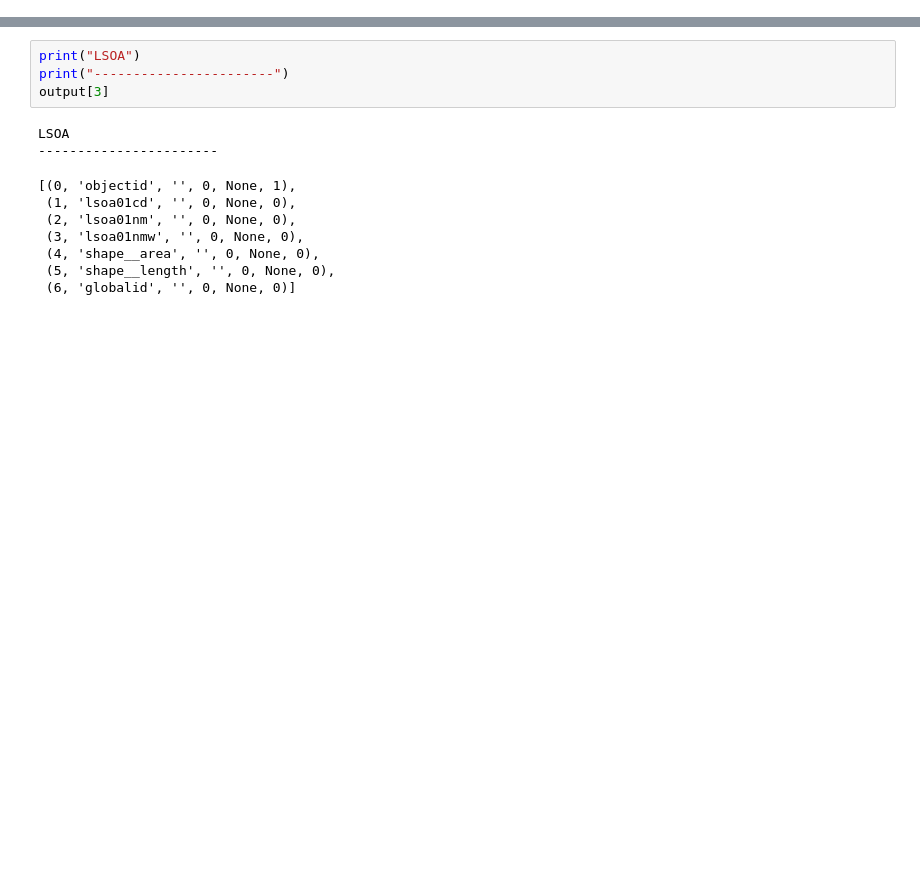
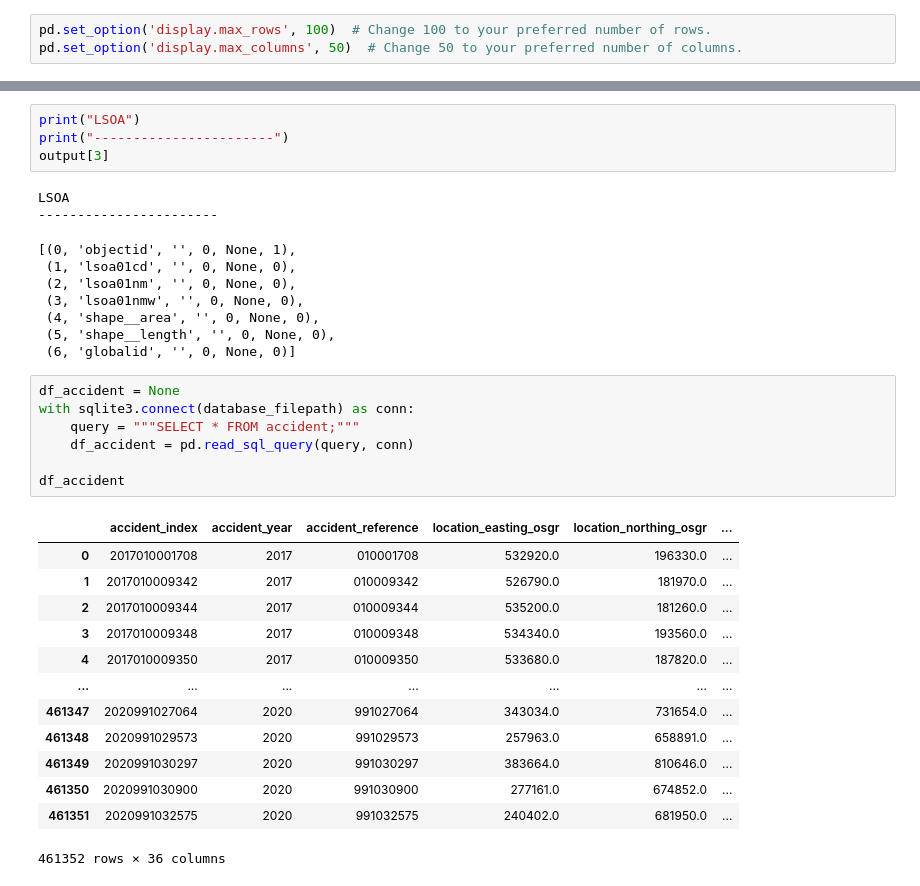
Before and after one commit to IAmSahilVerma/Accident_Database_Analysis, a Jupyter notebook: EDA.ipynb, the cells around one changed output, grey strips where cells are left out. Saved outputs shown, nothing was run; the diff lists cells and outputs as text; blank space fills up the shorter version.

```diff
--- a/EDA.ipynb
+++ b/EDA.ipynb
@@ -4,6 +4,9 @@ import numpy as np
 import seaborn as sns
 import pandas as pd
 import matplotlib.pyplot as plt
+# %%
+pd.set_option('display.max_rows', 100)  # Change 100 to your preferred number of rows.
+pd.set_option('display.max_columns', 50)  # Change 50 to your preferred number of columns.
 # %%
 database_filepath = "./accident_data_v1.0.0_2023.db"
 # %%
@@ -113,3 +116,24 @@ LSOA
  (4, 'shape__area', '', 0, None, 0),
  (5, 'shape__length', '', 0, None, 0),
  (6, 'globalid', '', 0, None, 0)]
+# %%
+df_accident = None
+with sqlite3.connect(database_filepath) as conn:
+    query = """SELECT * FROM accident;"""
+    df_accident = pd.read_sql_query(query, conn)
+
+df_accident
+# %% [output]
+|  | accident_index | accident_year | accident_reference | location_easting_osgr | location_northing_osgr | ... |
+| 0 | 2017010001708 | 2017 | 010001708 | 532920.0 | 196330.0 | ... |
+| 1 | 2017010009342 | 2017 | 010009342 | 526790.0 | 181970.0 | ... |
+| 2 | 2017010009344 | 2017 | 010009344 | 535200.0 | 181260.0 | ... |
+| 3 | 2017010009348 | 2017 | 010009348 | 534340.0 | 193560.0 | ... |
+| 4 | 2017010009350 | 2017 | 010009350 | 533680.0 | 187820.0 | ... |
+| ... | ... | ... | ... | ... | ... | ... |
+| 461347 | 2020991027064 | 2020 | 991027064 | 343034.0 | 731654.0 | ... |
+| 461348 | 2020991029573 | 2020 | 991029573 | 257963.0 | 658891.0 | ... |
+| 461349 | 2020991030297 | 2020 | 991030297 | 383664.0 | 810646.0 | ... |
+| 461350 | 2020991030900 | 2020 | 991030900 | 277161.0 | 674852.0 | ... |
+| 461351 | 2020991032575 | 2020 | 991032575 | 240402.0 | 681950.0 | ... |
+461352 rows × 36 columns
```
Also changed, not shown: parts of 25 cells of this notebook, 11 other files.
